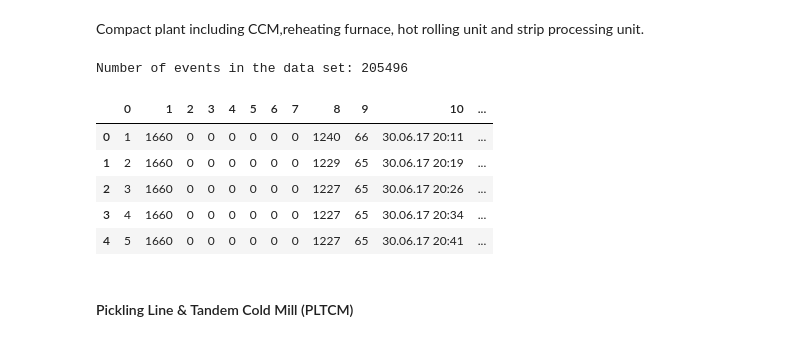
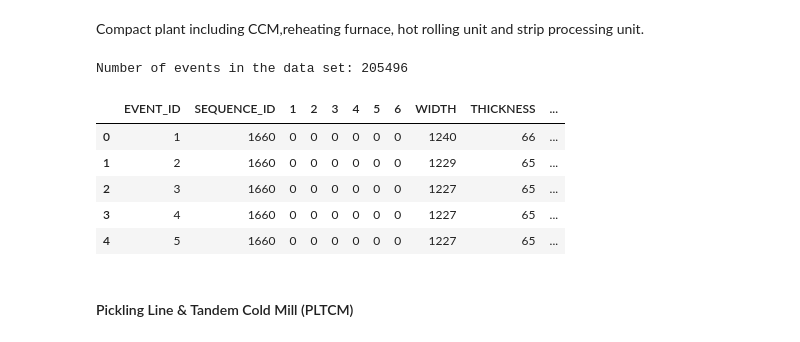
Before and after one commit to serkosi/discrimination-of-the-two-types-of-constraints-in-statistical-properties-of-the-production-data, a Jupyter notebook: 11_intro_background.ipynb, the cells around one changed output. Saved outputs shown, nothing was run; the diff lists cells and outputs as text; code cells hidden in the pictures.

Commit message:
CSP feature names are labelled

```diff
--- a/11_intro_background.ipynb
+++ b/11_intro_background.ipynb
@@ -33,18 +33,21 @@ Number of events in the data set: 347418
 Compact plant including CCM,reheating furnace, hot rolling unit and strip processing unit.
 # %%
 # Cleaned and manipulated data:
-df_CSP = pd.read_csv('data/csp_manipulated_205496_rev1.csv', header=None)
-print(f"Number of events in the data set: {df_CSP[0].nunique()}")
+df_CSP = pd.read_csv('data/csp_manipulated_205496_rev1.csv', names=['EVENT_ID',
+        'SEQUENCE_ID', '1', '2', '3', '4', '5', '6', 'WIDTH', 'THICKNESS',
+       'CUT_TIME', 'SECONDS', 'HEAT_ID', 'STEEL_GRADE_ID_INT', 'THICKNESS_HSM',
+       'MATERIAL_ID', 'PIECE_ID'], header=None)
+print(f"Number of events in the data set: {df_CSP['EVENT_ID'].nunique()}")
 df_CSP.head()
 # width:8, thickness:9
 # %% [output]
 Number of events in the data set: 205496
-|  | 0 | 1 | 2 | 3 | 4 | 5 | 6 | 7 | 8 | 9 | 10 | ... |
-| 0 | 1 | 1660 | 0 | 0 | 0 | 0 | 0 | 0 | 1240 | 66 | 30.06.17 20:11 | ... |
-| 1 | 2 | 1660 | 0 | 0 | 0 | 0 | 0 | 0 | 1229 | 65 | 30.06.17 20:19 | ... |
-| 2 | 3 | 1660 | 0 | 0 | 0 | 0 | 0 | 0 | 1227 | 65 | 30.06.17 20:26 | ... |
-| 3 | 4 | 1660 | 0 | 0 | 0 | 0 | 0 | 0 | 1227 | 65 | 30.06.17 20:34 | ... |
-| 4 | 5 | 1660 | 0 | 0 | 0 | 0 | 0 | 0 | 1227 | 65 | 30.06.17 20:41 | ... |
+|  | EVENT_ID | SEQUENCE_ID | 1 | 2 | 3 | 4 | 5 | 6 | WIDTH | THICKNESS | ... |
+| 0 | 1 | 1660 | 0 | 0 | 0 | 0 | 0 | 0 | 1240 | 66 | ... |
+| 1 | 2 | 1660 | 0 | 0 | 0 | 0 | 0 | 0 | 1229 | 65 | ... |
+| 2 | 3 | 1660 | 0 | 0 | 0 | 0 | 0 | 0 | 1227 | 65 | ... |
+| 3 | 4 | 1660 | 0 | 0 | 0 | 0 | 0 | 0 | 1227 | 65 | ... |
+| 4 | 5 | 1660 | 0 | 0 | 0 | 0 | 0 | 0 | 1227 | 65 | ... |
 # %% [markdown]
 #### Pickling Line & Tandem Cold Mill (PLTCM)
 # %% [markdown]
```
Also changed, not shown: parts of 8 cells of this notebook.
